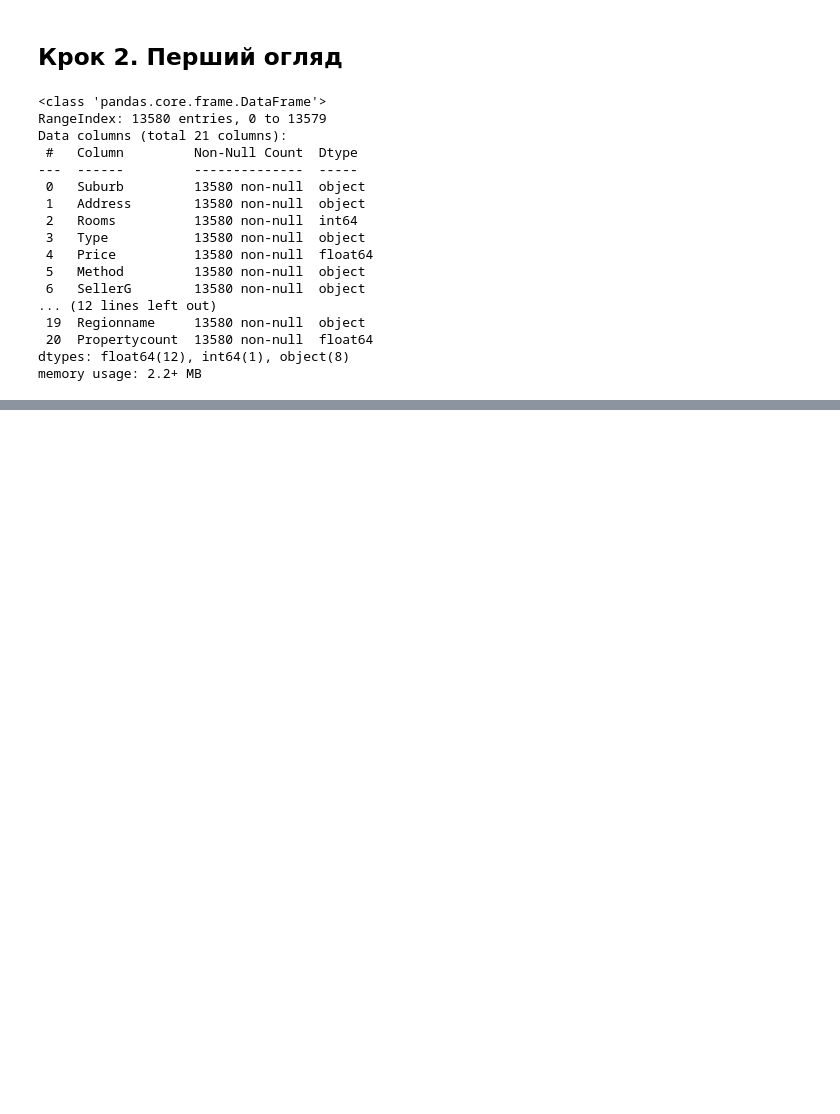
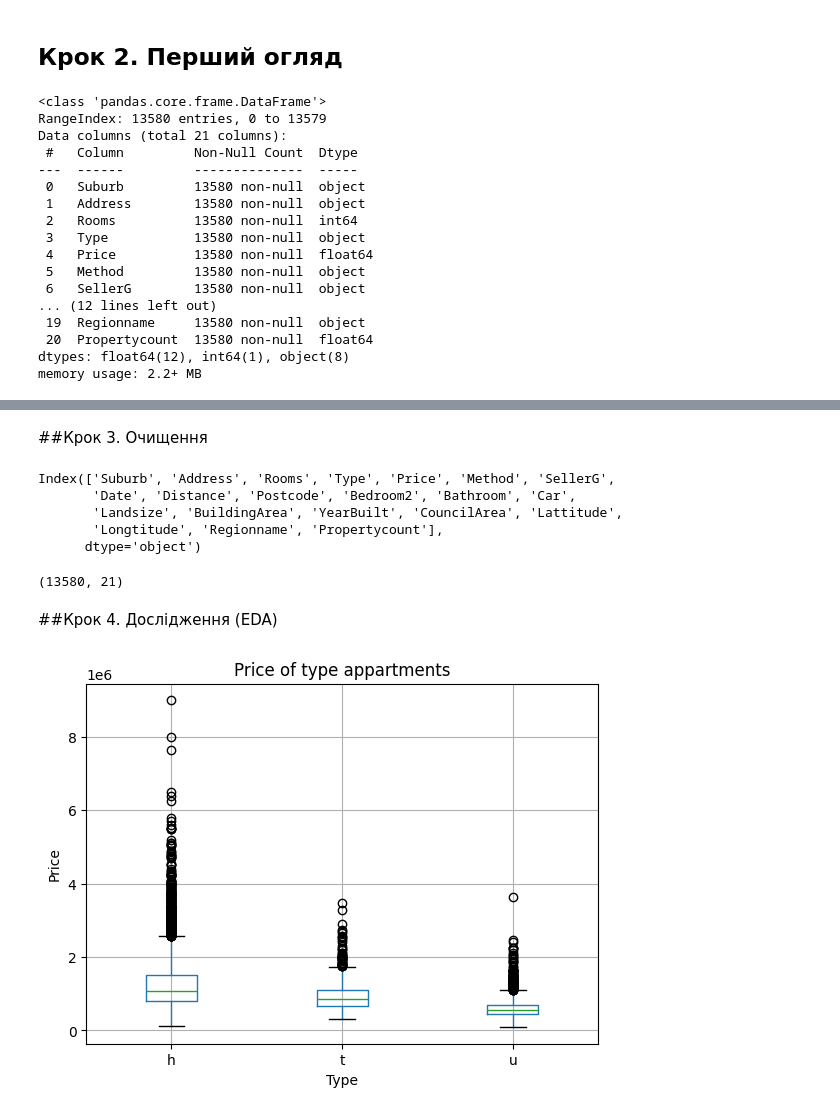
Before and after one commit to NatalieAleksandrova2026/Melbourne-housing-DTA, a Jupyter notebook: notebooks/task_easy.ipynb, the cells around one changed output, grey strips where cells are left out. Saved outputs shown, nothing was run; the diff lists cells and outputs as text; code cells hidden in the pictures; blank space fills up the shorter version.

```diff
--- a/notebooks/task_easy.ipynb
+++ b/notebooks/task_easy.ipynb
@@ -72,0 +159,59 @@ df.describe().round(1)
+# %% [markdown]
+##Крок 3. Очищення
+# %%
+df.columns
+# %% [output]
+Index(['Suburb', 'Address', 'Rooms', 'Type', 'Price', 'Method', 'SellerG',
+       'Date', 'Distance', 'Postcode', 'Bedroom2', 'Bathroom', 'Car',
+       'Landsize', 'BuildingArea', 'YearBuilt', 'CouncilArea', 'Lattitude',
+       'Longtitude', 'Regionname', 'Propertycount'],
+      dtype='object')
+# %%
+# зробіть копію, щоб не псувати оригінал
+clean = df.copy()
+# df_origin = df.copy()
+
+# 1) приберіть технічний стовпець-індекс, якщо він є
+#    - подивіться у список стовпців; знайдіть зайвий (схожий на номери рядків)
+#    - приберіть його через clean.drop(columns=[...])
+if clean.columns[0] == ['Unnamed: 0']:
+  clean = clean.drop(columns=['Unnamed: 0'])
+
+# 2) перетворіть стовпець Date на тип дати
+#    - використайте pd.to_datetime(...)
+#    - не забудьте підказати, що день іде першим (аргумент dayfirst)
+clean['Date'] = pd.to_datetime(clean["Date"], dayfirst=True)
+
+# 3) нулі-площі зробіть пропусками
+#    - для відповідних стовпців (де нуль означає "немає даних")
+#    - ідея: clean.loc[clean[стовпець] == 0, стовпець] = np.nan
+for col in ['Landsize', 'BuildingArea']:
+  clean.loc[clean[col] == 0, col] = np.nan
+
+# 4) неможливий рік побудови -> пропуск
+#    - оберіть розумну нижню межу року (наприклад, нижче неї значення - помилка)
+#    - присвойте таким клітинкам np.nan
+# ...
+
+# 5) перевірте дублікати
+#    - надрукуйте clean.duplicated().sum()
+#    - якщо більше 0 - приберіть через clean.drop_duplicates()
+clean.duplicated().sum()
+clean.drop_duplicates()
+
+# 6) гляньте розмір після чищення: clean.shape
+clean.shape
+# %% [output]
+(13580, 21)
+# %% [markdown]
+##Крок 4. Дослідження (EDA)
+# %%
+# 3) ціна за типом житла: boxplot
+#    - підказка: clean.boxplot(column="Price", by="Type")
+clean.boxplot(column="Price", by="Type")
+plt.suptitle("")
+plt.title("Price of type appartments")
+plt.ylabel("Price")
+plt.show()
+# %% [output]
+[figure, added]
```
Also changed, not shown: parts of 25 cells of this notebook.
